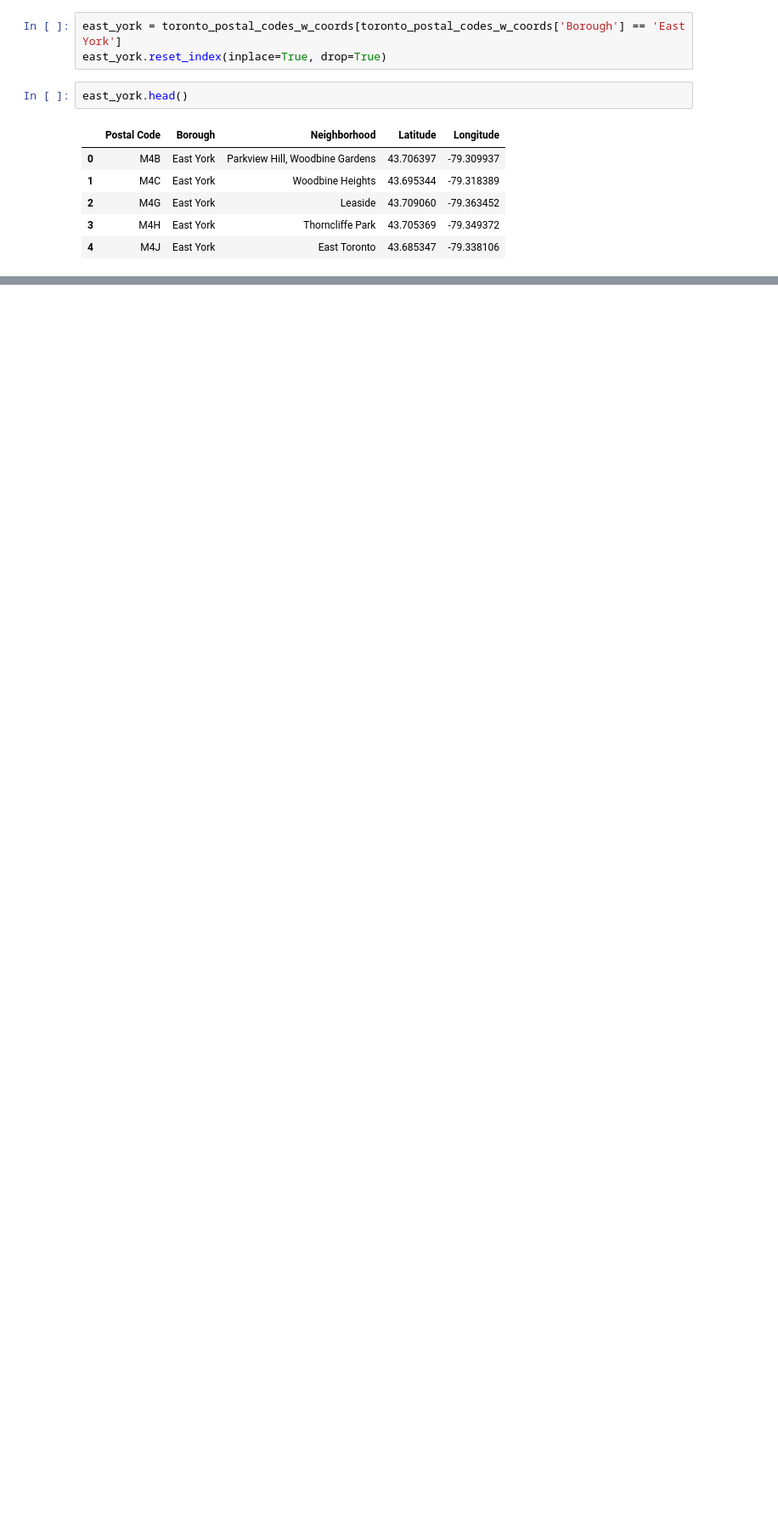
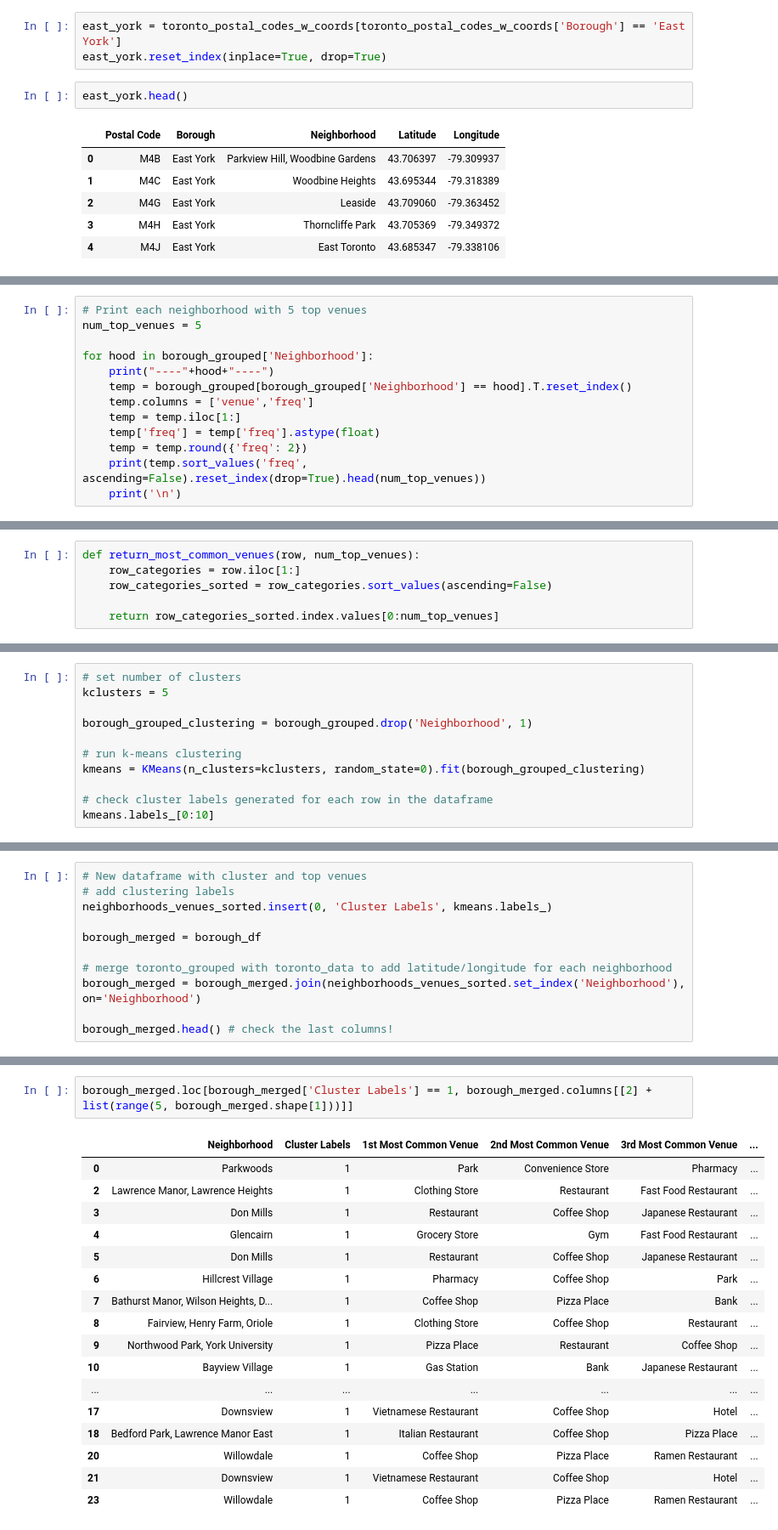
Before and after one commit to sazser/ibm-applied-ds-capstone, a Jupyter notebook: Toronto neighbourhoods.ipynb, the cells around one changed output, grey strips where cells are left out. Shown at 85% size. Cells and saved outputs as stored; diff of their text form; blank space fills up the shorter version.

```diff
--- a/Toronto neighbourhoods.ipynb
+++ b/Toronto neighbourhoods.ipynb
@@ -250,0 +445,13 @@ map_borough
+# %%
+# Print each neighborhood with 5 top venues
+num_top_venues = 5
+
+for hood in borough_grouped['Neighborhood']:
+    print("----"+hood+"----")
+    temp = borough_grouped[borough_grouped['Neighborhood'] == hood].T.reset_index()
+    temp.columns = ['venue','freq']
+    temp = temp.iloc[1:]
+    temp['freq'] = temp['freq'].astype(float)
+    temp = temp.round({'freq': 2})
+    print(temp.sort_values('freq', ascending=False).reset_index(drop=True).head(num_top_venues))
+    print('\n')
@@ -250,0 +478,6 @@ map_borough
+# %%
+def return_most_common_venues(row, num_top_venues):
+    row_categories = row.iloc[1:]
+    row_categories_sorted = row_categories.sort_values(ascending=False)
+
+    return row_categories_sorted.index.values[0:num_top_venues]
@@ -250,0 +521,11 @@ map_borough
+# %%
+# set number of clusters
+kclusters = 5
+
+borough_grouped_clustering = borough_grouped.drop('Neighborhood', 1)
+
+# run k-means clustering
+kmeans = KMeans(n_clusters=kclusters, random_state=0).fit(borough_grouped_clustering)
+
+# check cluster labels generated for each row in the dataframe
+kmeans.labels_[0:10]
@@ -250,0 +534,11 @@ map_borough
+# %%
+# New dataframe with cluster and top venues
+# add clustering labels
+neighborhoods_venues_sorted.insert(0, 'Cluster Labels', kmeans.labels_)
+
+borough_merged = borough_df
+
+# merge toronto_grouped with toronto_data to add latitude/longitude for each neighborhood
+borough_merged = borough_merged.join(neighborhoods_venues_sorted.set_index('Neighborhood'), on='Neighborhood')
+
+borough_merged.head() # check the last columns!
@@ -250,0 +615,20 @@ map_borough
+# %%
+borough_merged.loc[borough_merged['Cluster Labels'] == 1, borough_merged.columns[[2] + list(range(5, borough_merged.shape[1]))]]
+# %% [output]
+|  | Neighborhood | Cluster Labels | 1st Most Common Venue | 2nd Most Common Venue | 3rd Most Common Venue | ... |
+| 0 | Parkwoods | 1 | Park | Convenience Store | Pharmacy | ... |
+| 2 | Lawrence Manor, Lawrence Heights | 1 | Clothing Store | Restaurant | Fast Food Restaurant | ... |
+| 3 | Don Mills | 1 | Restaurant | Coffee Shop | Japanese Restaurant | ... |
+| 4 | Glencairn | 1 | Grocery Store | Gym | Fast Food Restaurant | ... |
+| 5 | Don Mills | 1 | Restaurant | Coffee Shop | Japanese Restaurant | ... |
+| 6 | Hillcrest Village | 1 | Pharmacy | Coffee Shop | Park | ... |
+| 7 | Bathurst Manor, Wilson Heights, D... | 1 | Coffee Shop | Pizza Place | Bank | ... |
+| 8 | Fairview, Henry Farm, Oriole | 1 | Clothing Store | Coffee Shop | Restaurant | ... |
+| 9 | Northwood Park, York University | 1 | Pizza Place | Restaurant | Coffee Shop | ... |
+| 10 | Bayview Village | 1 | Gas Station | Bank | Japanese Restaurant | ... |
+| ... | ... | ... | ... | ... | ... | ... |
+| 17 | Downsview | 1 | Vietnamese Restaurant | Coffee Shop | Hotel | ... |
+| 18 | Bedford Park, Lawrence Manor East | 1 | Italian Restaurant | Coffee Shop | Pizza Place | ... |
+| 20 | Willowdale | 1 | Coffee Shop | Pizza Place | Ramen Restaurant | ... |
+| 21 | Downsview | 1 | Vietnamese Restaurant | Coffee Shop | Hotel | ... |
+| 23 | Willowdale | 1 | Coffee Shop | Pizza Place | Ramen Restaurant | ... |
```
Also changed, not shown: parts of 46 cells of this notebook.
